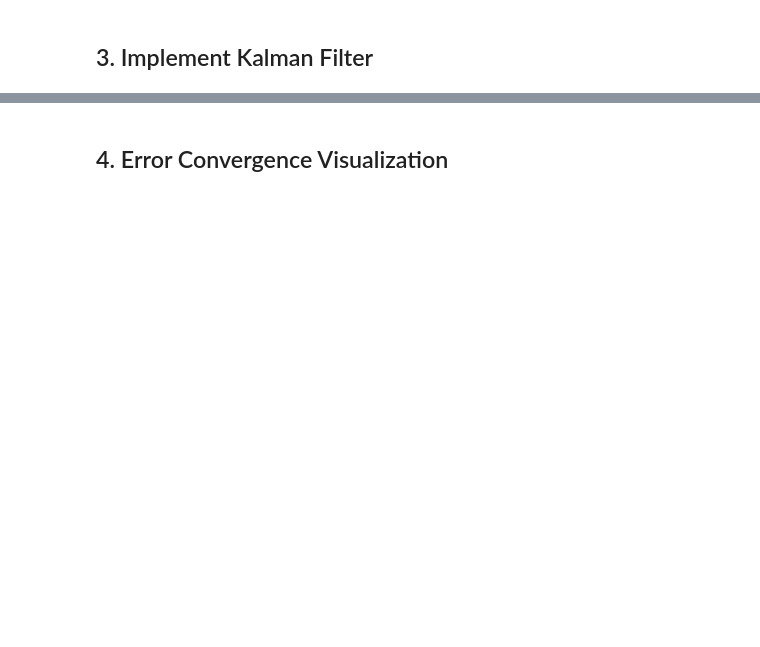
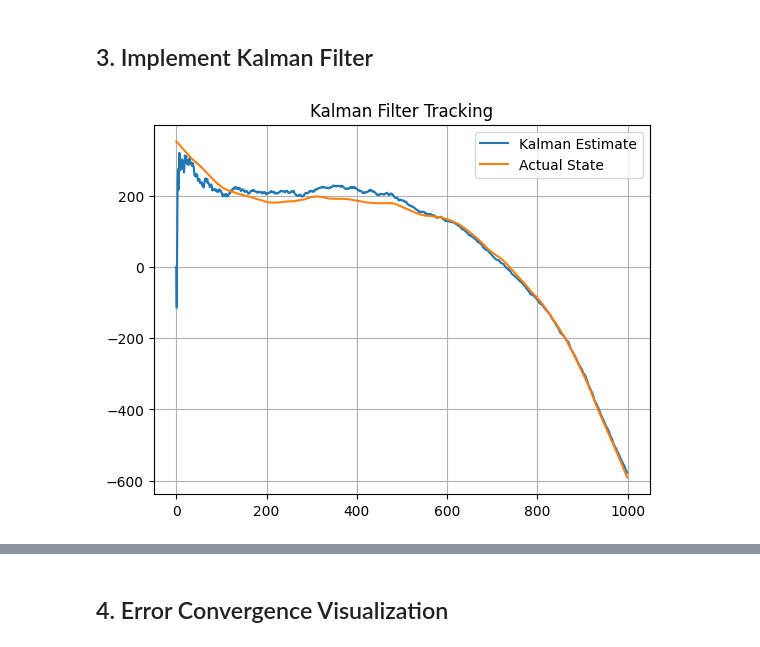
Before and after one commit to amosmatter/FS25_MSP_digitalcom, a Jupyter notebook: Project_KALM/notebook/Project4_Starter.ipynb, the cells around one changed output, grey strips where cells are left out. Saved outputs shown, nothing was run; the diff lists cells and outputs as text; code cells hidden in the pictures; blank space fills up the shorter version.

```diff
--- a/Project_KALM/notebook/Project4_Starter.ipynb
+++ b/Project_KALM/notebook/Project4_Starter.ipynb
@@ -38,28 +144,28 @@ plt.show()
 # %%
 # TODO: Implement a simple Kalman filter for 1D tracking
 # Initialize variables
-x_est = np.zeros(N)
-P = np.zeros(N)
-Q = 0.01  # process noise covariance
-R = 0.1   # measurement noise covariance
-x_est[0] = noisy_signal[0]
-P[0] = 1
+import numpy.linalg as lalg
 
-for k in range(1, N):
+for k in range(1, n_measurements):
     # Predict
-    x_pred = x_est[k-1]
-    P_pred = P[k-1] + Q
+    x_pred = F @ x_est[k - 1]
+    P_pred = F @ P[k - 1] @ F.T + Q
 
     # Update
-    K = P_pred / (P_pred + R)
-    x_est[k] = x_pred + K * (noisy_signal[k] - x_pred)
-    P[k] = (1 - K) * P_pred
+    K = P_pred @ H @ lalg.inv(H @ P_pred @ H.T + R)
+    x_est[k] = x_pred + K @ (noisy_signal[k] - H @ x_pred)
+    P[k] = (np.eye(2) - K @ H) @ P_pred
+
+x_est_s = np.reshape( x_est, (n_measurements,2))
+actual_state_s = np.reshape( actual_state, (n_measurements,2))
 
 plt.figure()
-plt.plot(clean_signal, label='Clean')
-plt.plot(noisy_signal, label='Noisy', alpha=0.5)
-plt.plot(x_est, label='Kalman Estimate', linewidth=2)
+plt.plot(x_est_s[:,0], label="Kalman Estimate")
+plt.plot(actual_state_s[:,0], label="Actual State")
+
 plt.legend()
-plt.title('Kalman Filter Tracking')
+plt.title("Kalman Filter Tracking")
 plt.grid()
 plt.show()
+# %% [output]
+[figure, added]
```
Also changed, not shown: parts of 8 cells of this notebook, 2 other files.
